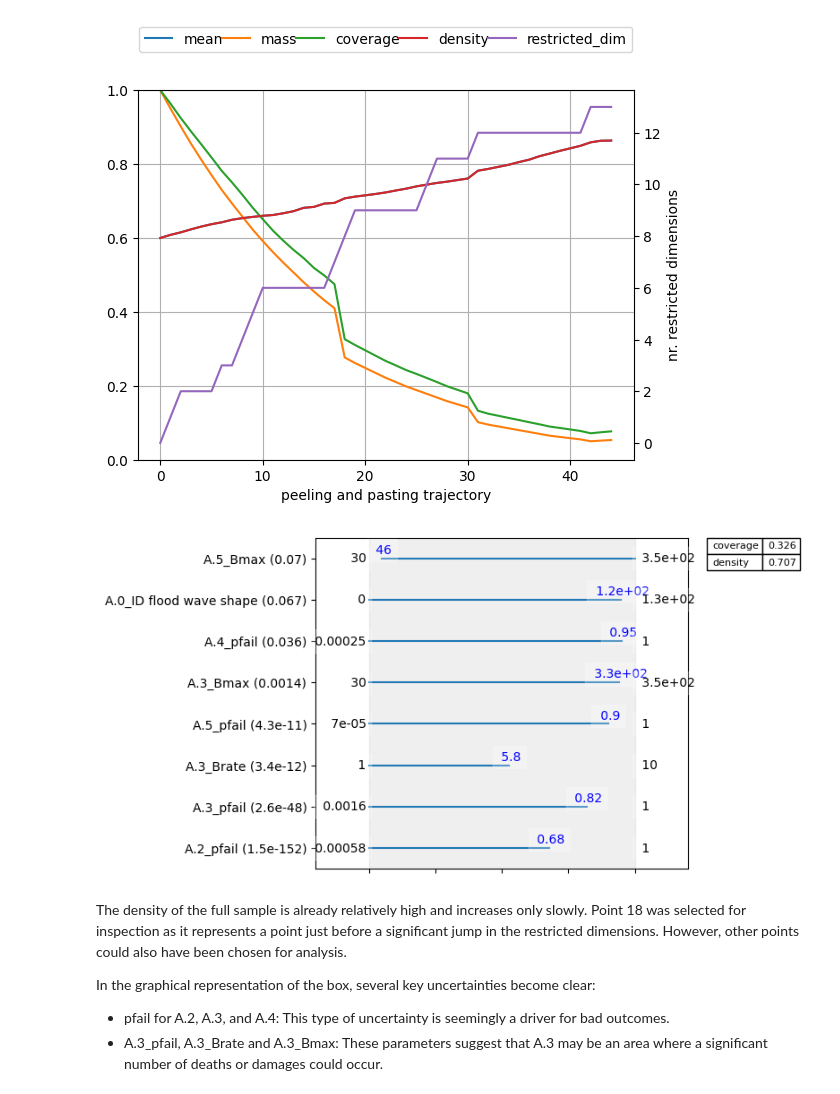
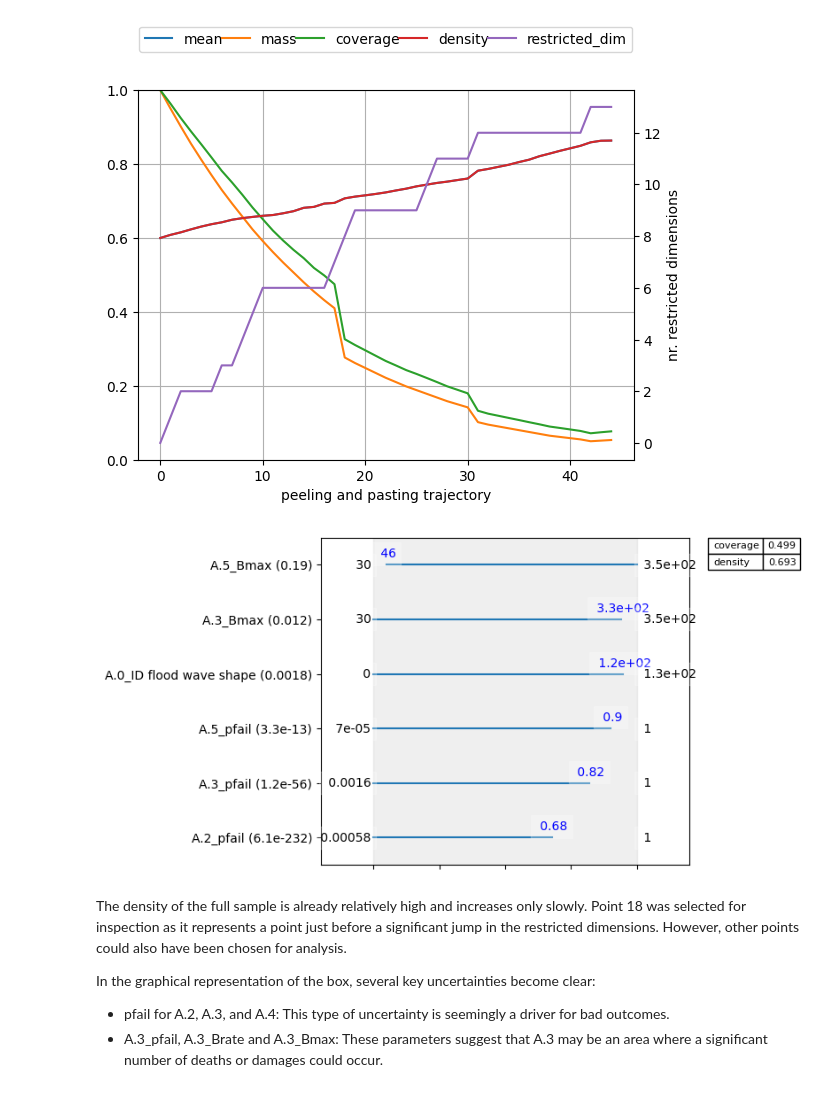
Before and after one commit to pkastelein/EPA141A, a Jupyter notebook: final assignment/Main_document.ipynb, the cells around one changed output. Saved outputs shown, nothing was run; the diff lists cells and outputs as text; code cells hidden in the pictures.

```diff
--- a/final assignment/Main_document.ipynb
+++ b/final assignment/Main_document.ipynb
@@ -116,7 +116,7 @@ Columns in x_levers: ['0_RfR 0', '0_RfR 1', '0_RfR 2', '1_RfR 0', '1_RfR 1', '1_
 Columns in x_uncertainties: ['A.0_ID flood wave shape', 'A.1_Bmax', 'A.1_Brate', 'A.1_pfail', 'A.2_Bmax', 'A.2_Brate', 'A.2_pfail', 'A.3_Bmax', 'A.3_Brate', 'A.3_pfail', 'A.4_Bmax', 'A.4_Brate', 'A.4_ ...
 # %%
 # initialize PRIM with uncertainties and unfavourable outcomes
-prim_alg_unfavourable = prim.Prim(x_uncertainties, y_unfavourable, threshold = 0.8, peel_alpha= 0.05)
+prim_alg_unfavourable = prim.Prim(x_uncertainties, y_unfavourable, threshold = 0.8)
 
 # search for box
 box_unfavourable = prim_alg_unfavourable.find_box()
@@ -133,11 +133,11 @@ plt.show()
 # %% [output]
 [figure]
 # %%
-point = 18 # Selecting the point to inspect based on the trade-off plot
+point = 16 # Selecting the point to inspect based on the trade-off plot
 box_unfavourable.inspect(point, style='graph') # Inspect the selected box using a graphical representation
 plt.show()
 # %% [output]
-[figure, old version]
+[figure, new version]
 # %% [markdown]
 The density of the full sample is already relatively high and increases only slowly. Point 18 was selected for inspection as it represents a point just before a significant jump in the restricted dimensions. However, other points could also have been chosen for analysis.
 
```
Also changed, not shown: parts of 4 cells of this notebook.
